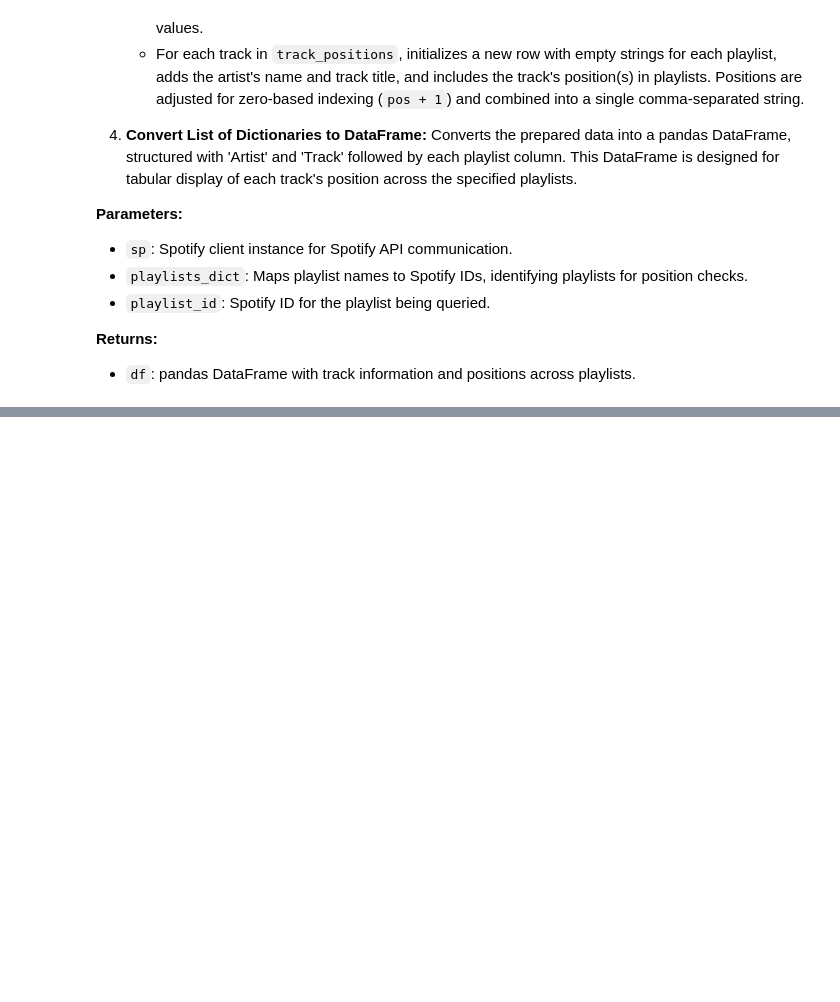
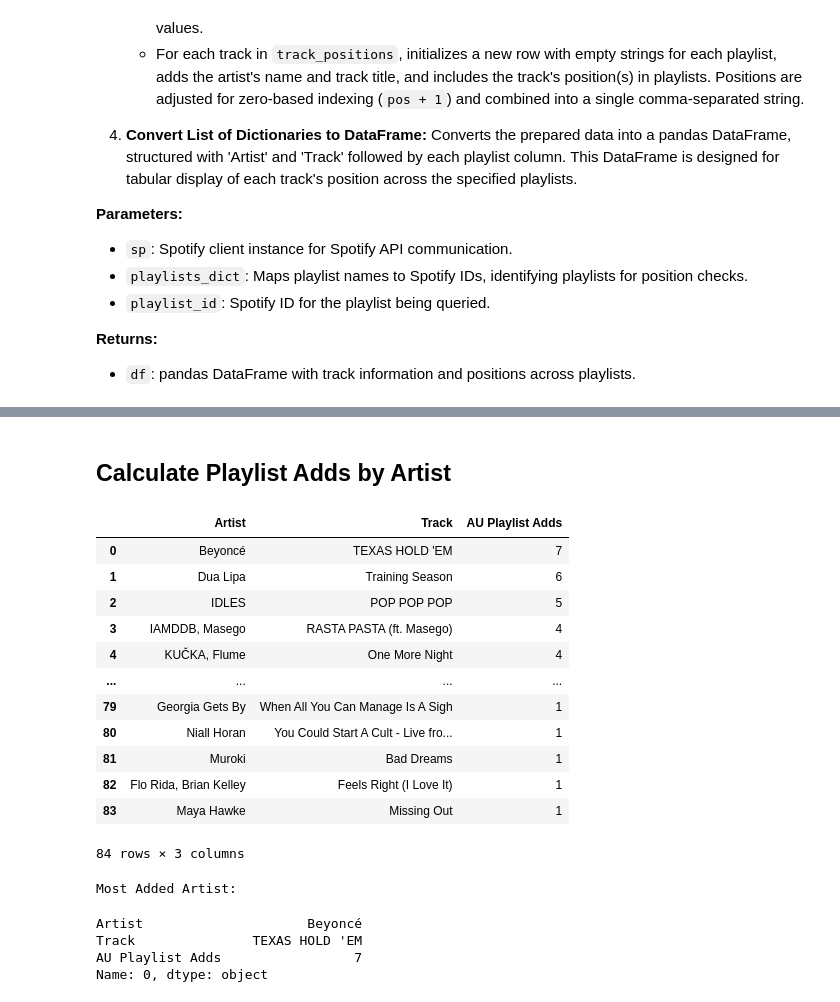
Before and after one commit to amcl11/spotify_au_release_app, a Jupyter notebook: playlist_checker.ipynb, the cells around one changed output, grey strips where cells are left out. Saved outputs shown, nothing was run; the diff lists cells and outputs as text; code cells hidden in the pictures; blank space fills up the shorter version.

```diff
--- a/playlist_checker.ipynb
+++ b/playlist_checker.ipynb
@@ -83,0 +104,40 @@ memory usage: 22.4+ KB
+# %% [markdown]
+## Calculate Playlist Adds by Artist
+# %%
+# Function to loop through each row and calculate non-null values from index 2 onwards
+def calculate_non_nulls(df):
+    results = []
+    for index, row in df.iterrows():
+        non_null_count = row[2:].notnull().sum()
+        results.append((row['Artist'], row['Track'], non_null_count))
+    return pd.DataFrame(results, columns=['Artist', 'Track', 'AU Playlist Adds'])
+
+# Calculate and view results
+adds_by_artist = calculate_non_nulls(df)
+adds_by_artist = adds_by_artist.sort_values(by='AU Playlist Adds', ascending=False)
+adds_by_artist.reset_index(drop=True, inplace=True)
+adds_by_artist
+# %% [output]
+|  | Artist | Track | AU Playlist Adds |
+| 0 | Beyoncé | TEXAS HOLD 'EM | 7 |
+| 1 | Dua Lipa | Training Season | 6 |
+| 2 | IDLES | POP POP POP | 5 |
+| 3 | IAMDDB, Masego | RASTA PASTA (ft. Masego) | 4 |
+| 4 | KUČKA, Flume | One More Night | 4 |
+| ... | ... | ... | ... |
+| 79 | Georgia Gets By | When All You Can Manage Is A Sigh | 1 |
+| 80 | Niall Horan | You Could Start A Cult - Live fro... | 1 |
+| 81 | Muroki | Bad Dreams | 1 |
+| 82 | Flo Rida, Brian Kelley | Feels Right (I Love It) | 1 |
+| 83 | Maya Hawke | Missing Out | 1 |
+84 rows × 3 columns
+# %%
+most_added_artist = adds_by_artist.iloc[0]
+print("Most Added Artist:")
+most_added_artist
+# %% [output]
+Most Added Artist:
+Artist                     Beyoncé
+Track               TEXAS HOLD 'EM
+AU Playlist Adds                 7
+Name: 0, dtype: object
```
Also changed, not shown: parts of 8 cells of this notebook, 1 other file.
